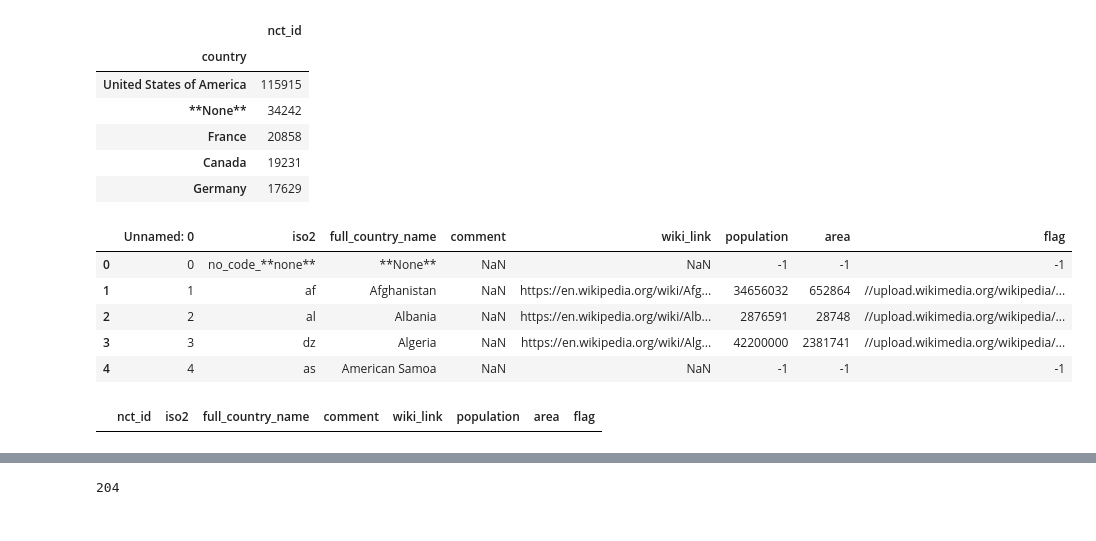
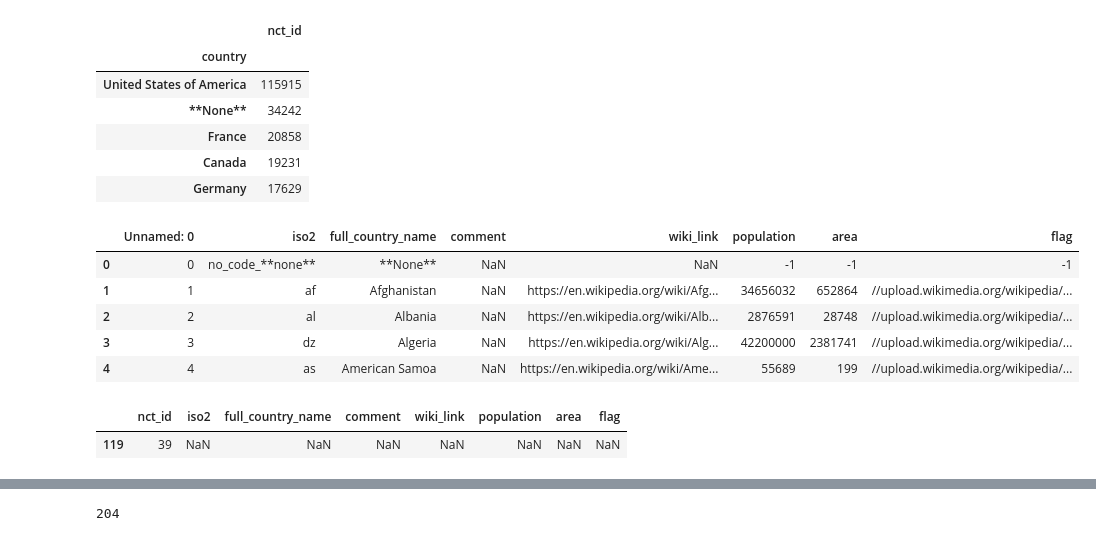
Before and after one commit to vaal12/FDA-clinical-studies-review, a Jupyter notebook: Preparation of JSON countries list for web.ipynb, the cells around one changed output, grey strips where cells are left out. Cells and saved outputs as stored; diff of their text form; code cells hidden in the pictures.

Commit message:
1. Debug of getting wiki data for area for some countries. 2. Added some countries wikis. Countries JSON - rebuilt.

```diff
--- a/Preparation of JSON countries list for web.ipynb
+++ b/Preparation of JSON countries list for web.ipynb
@@ -24,16 +24,16 @@ sorted_counted_countries.head()
 | Germany | 17629 |
 # %%
 countries_codes = pd.read_csv(
-    r"c:\Dev\05. Jupyter\2. FDA countries clean\csv\countries_codes_2Nov.csv"
+    r"c:\Dev\05. Jupyter\2. FDA countries clean\csv\countries_codes_3Nov.csv"
 )
 countries_codes.head()
 # %% [output]
 |  | Unnamed: 0 | iso2 | full_country_name | comment | wiki_link | population | area | flag |
 | 0 | 0 | no_code_**none** | **None** | NaN | NaN | -1 | -1 | -1 |
 | 1 | 1 | af | Afghanistan | NaN | https://en.wikipedia.org/wiki/Afg... | 34656032 | 652864 | //upload.wikimedia.org/wikipedia/... |
 | 2 | 2 | al | Albania | NaN | https://en.wikipedia.org/wiki/Alb... | 2876591 | 28748 | //upload.wikimedia.org/wikipedia/... |
 | 3 | 3 | dz | Algeria | NaN | https://en.wikipedia.org/wiki/Alg... | 42200000 | 2381741 | //upload.wikimedia.org/wikipedia/... |
-| 4 | 4 | as | American Samoa | NaN | NaN | -1 | -1 | -1 |
+| 4 | 4 | as | American Samoa | NaN | https://en.wikipedia.org/wiki/Ame... | 55689 | 199 | //upload.wikimedia.org/wikipedia/... |
 # %%
 coded_countries = sorted_counted_countries.merge(countries_codes,
                             how="left", left_on="country", right_on="full_country_name")
@@ -41,6 +41,7 @@ coded_countries.drop(["Unnamed: 0"], axis=1, inplace=True)
 coded_countries[coded_countries.full_country_name.isnull()].head()
 # %% [output]
 |  | nct_id | iso2 | full_country_name | comment | wiki_link | population | area | flag |
+| 119 | 39 | NaN | NaN | NaN | NaN | NaN | NaN | NaN |
 # %%
 coded_countries.rename(columns={"nct_id":"nct_id_count"}, inplace=True)
 coded_countries = coded_countries.set_index("iso2")
```
Also changed, not shown: parts of 1 cell of this notebook, 4 other files.
